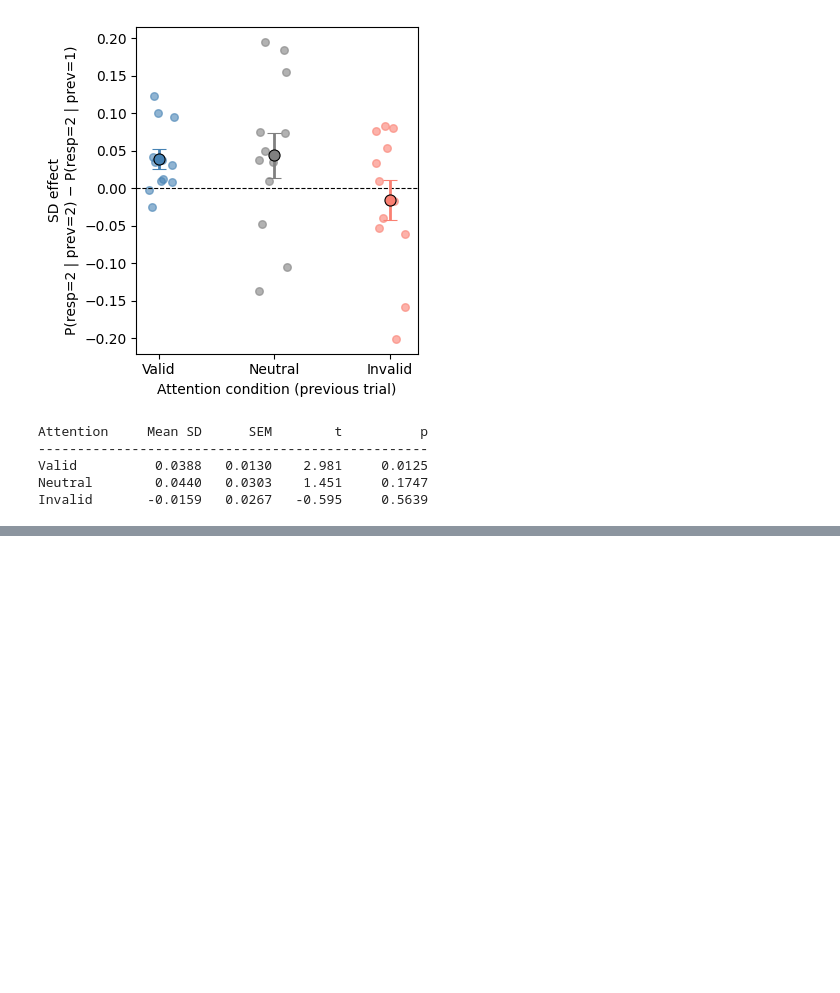
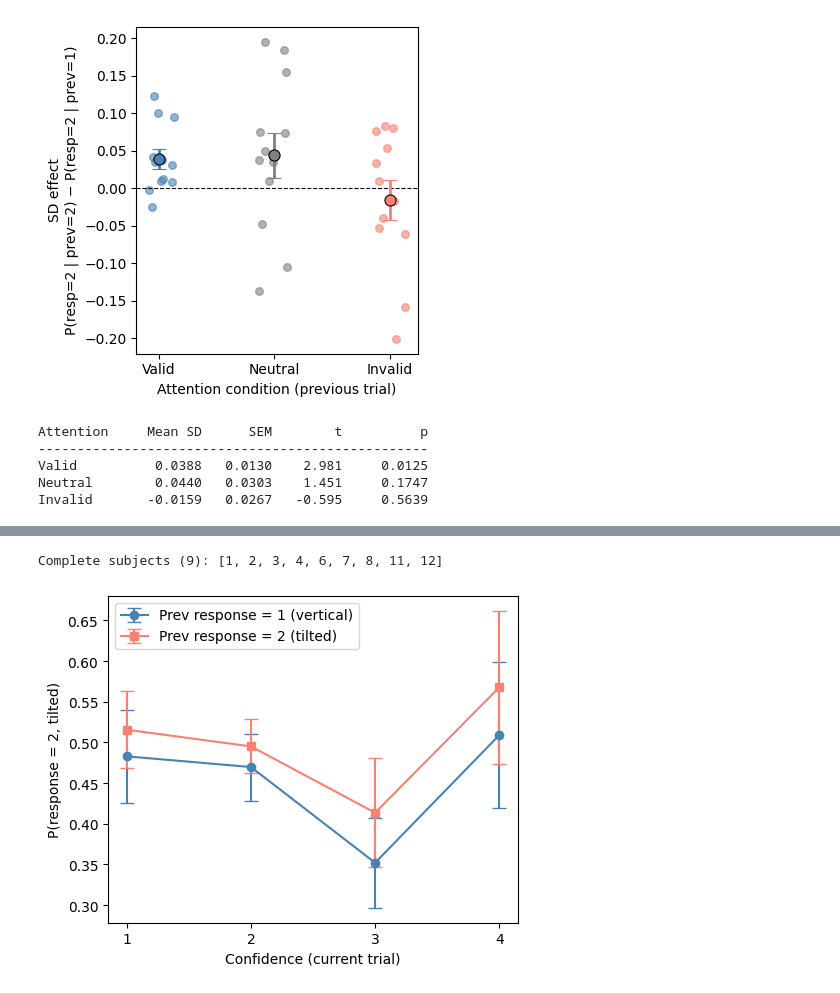
Before and after one commit to racheldenison/sd-att-conf, a Jupyter notebook: analysis.ipynb, the cells around one changed output, grey strips where cells are left out. Drawn from its saved outputs; the diff is of its cells as text; code cells hidden in the pictures; blank space fills up the shorter version.

Commit message:
Added more plots, regressions, and anovas

```diff
--- a/analysis.ipynb
+++ b/analysis.ipynb
@@ -271,0 +280,32 @@ Invalid       -0.0159   0.0267   -0.595     0.5639
+# %%
+# Identify subjects with data in all confidence x prev_response cells
+_counts = df_sd.groupby(['Subj_idx', 'Confidence', 'prev_Response'])['resp2'].count().reset_index()
+_pivot = _counts.pivot_table(index='Subj_idx', columns=['Confidence', 'prev_Response'], values='resp2')
+complete_subjects = _pivot.dropna().index.tolist()
+print(f"Complete subjects ({len(complete_subjects)}): {complete_subjects}")
+
+df_sd_conf = df_sd[df_sd['Subj_idx'].isin(complete_subjects)]
+# %% [output]
+Complete subjects (9): [1, 2, 3, 4, 6, 7, 8, 11, 12]
+# %%
+conf_order = [1, 2, 3, 4]
+
+subj_resp2_conf = df_sd_conf.groupby(['Subj_idx', 'Confidence', 'prev_Response'])['resp2'].mean().reset_index()
+subj_resp2_conf['Confidence'] = subj_resp2_conf['Confidence'].astype(int)
+
+fig, ax = plt.subplots(figsize=(5, 4))
+for prev_r, (label, marker, color) in prev_resp_styles.items():
+    grp = subj_resp2_conf[subj_resp2_conf['prev_Response'] == prev_r]
+    stats_grp = grp.groupby('Confidence')['resp2'].agg(['mean', 'sem'])
+    ax.errorbar(conf_order, stats_grp['mean'].values, yerr=stats_grp['sem'].values,
+                marker=marker, color=color, capsize=5, linewidth=1.5,
+                label=f'Prev response = {prev_r} ({label})')
+
+ax.set_xticks(conf_order)
+ax.set_xlabel('Confidence (current trial)')
+ax.set_ylabel('P(response = 2, tilted)')
+ax.legend()
+plt.tight_layout()
+plt.show()
+# %% [output]
+[figure, added]
```
Also changed, not shown: parts of 26 cells of this notebook.
